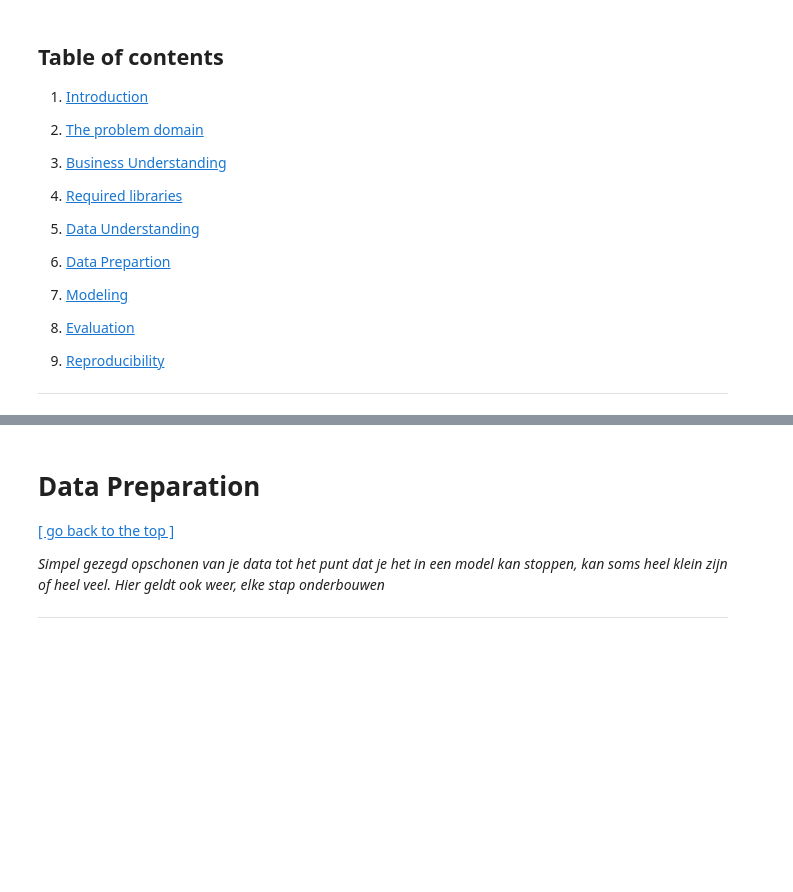
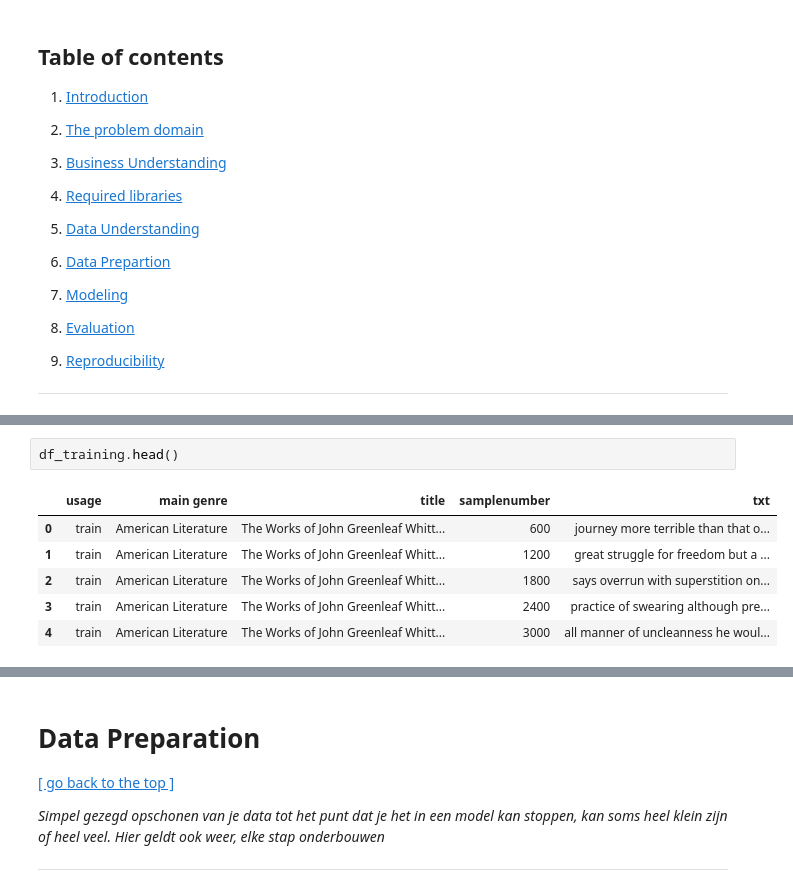
Before and after one commit to EsmeeK1/MachineLearning, a Jupyter notebook: thema's/deep_learning/boekclassificatie_esmee_kraan.ipynb.ipynb, the cells around one changed output, grey strips where cells are left out. Saved outputs shown, nothing was run; the diff lists cells and outputs as text; blank space fills up the shorter version.

```diff
--- a/thema's/deep_learning/boekclassificatie_esmee_kraan.ipynb.ipynb
+++ b/thema's/deep_learning/boekclassificatie_esmee_kraan.ipynb.ipynb
@@ -161,0 +153,9 @@ ModuleNotFoundError: No module named 'sounddevice'
+# %%
+df_training.head()
+# %% [output]
+|  | usage | main genre | title | samplenumber | txt |
+| 0 | train | American Literature | The Works of John Greenleaf Whitt... | 600 | journey more terrible than that o... |
+| 1 | train | American Literature | The Works of John Greenleaf Whitt... | 1200 | great struggle for freedom but a ... |
+| 2 | train | American Literature | The Works of John Greenleaf Whitt... | 1800 | says overrun with superstition on... |
+| 3 | train | American Literature | The Works of John Greenleaf Whitt... | 2400 | practice of swearing although pre... |
+| 4 | train | American Literature | The Works of John Greenleaf Whitt... | 3000 | all manner of uncleanness he woul... |
```
Also changed, not shown: parts of 19 cells of this notebook, 2 other files.
